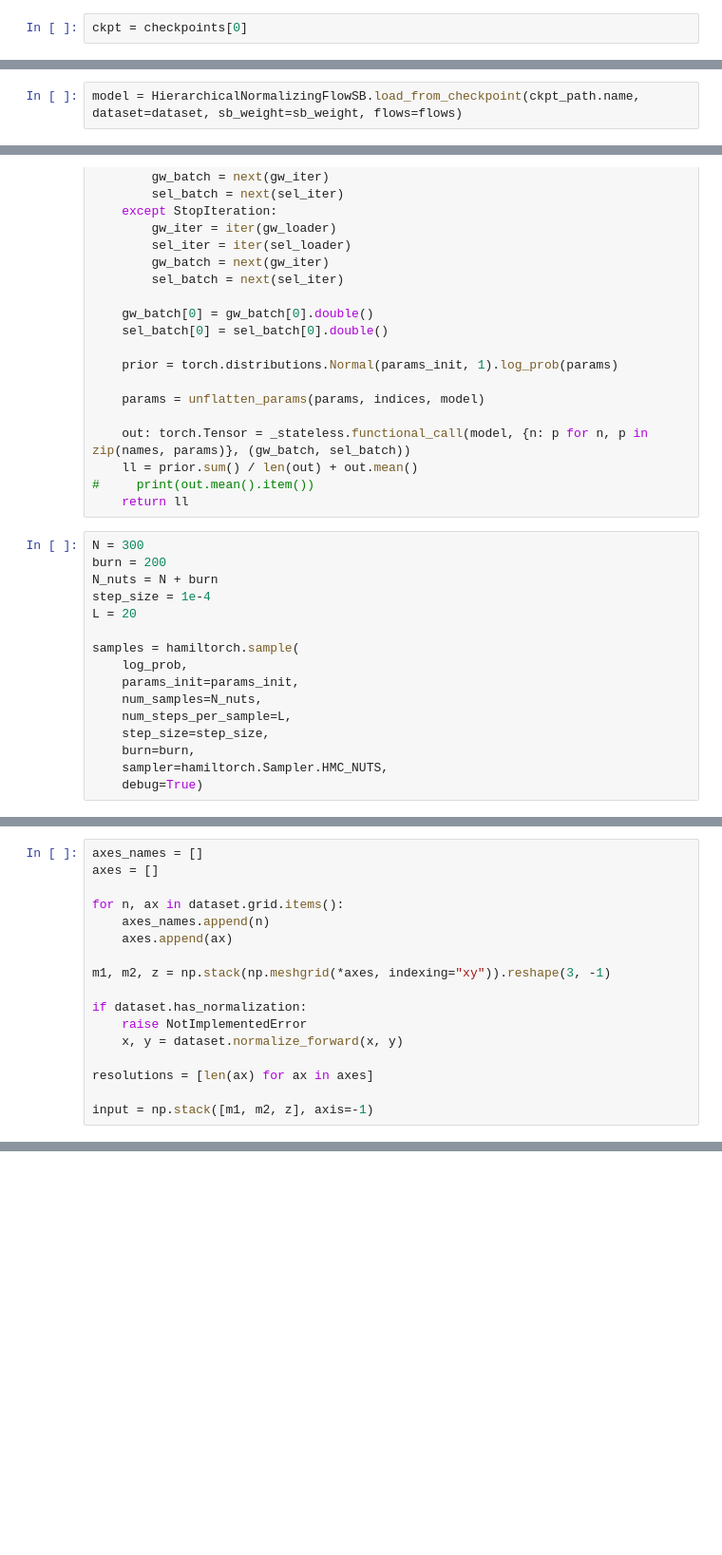
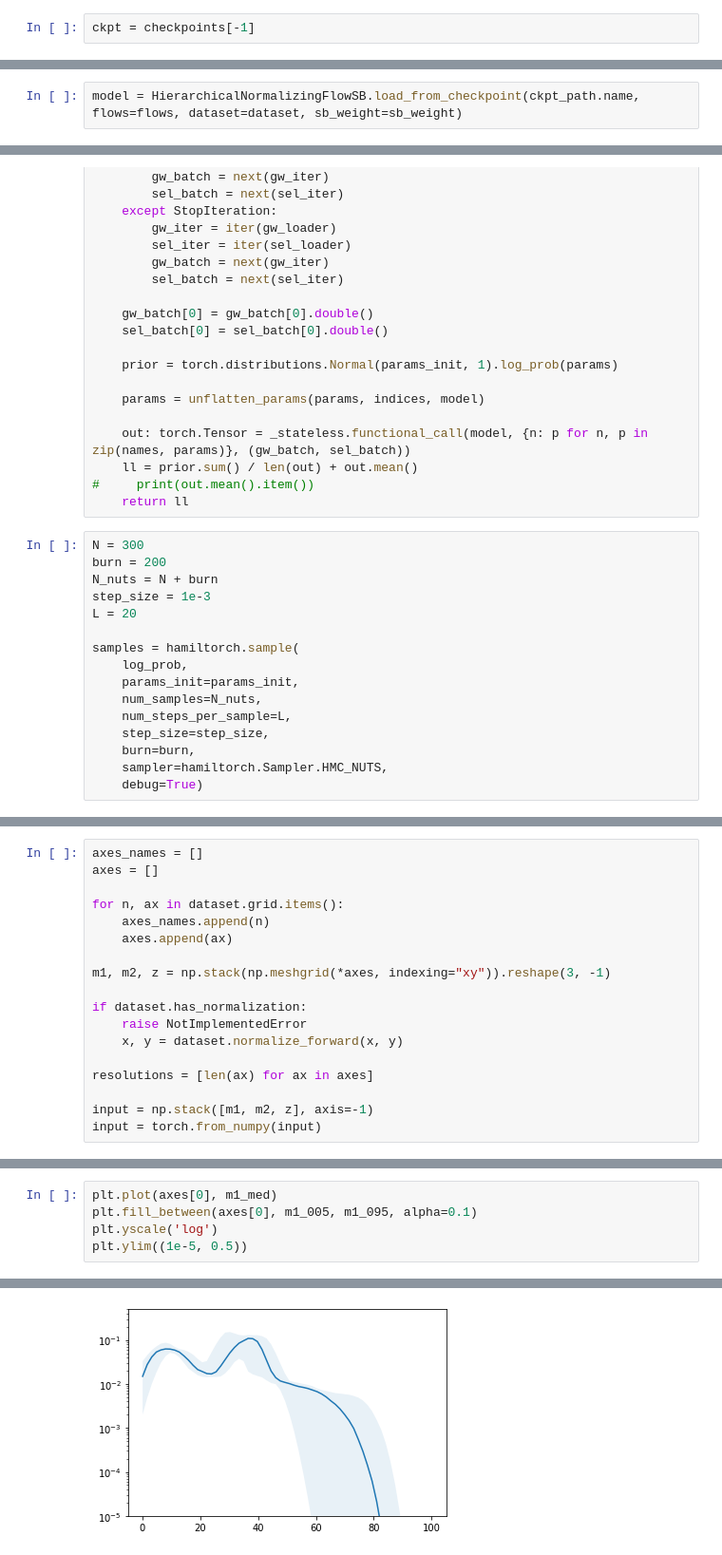
Before and after one commit to DavidRuhe/gw, a Jupyter notebook: src/HMC-weights-works!.ipynb, the cells around one changed output, grey strips where cells are left out. Shown at 95% size. Cells and saved outputs as stored; diff of their text form; blank space fills up the shorter version.

```diff
--- a/src/HMC-weights-works!.ipynb
+++ b/src/HMC-weights-works!.ipynb
@@ -29,9 +29,9 @@ checkpoints = [f for f in run.files() if f.name.endswith('.ckpt')]
 # %%
 tempdir = tempfile.TemporaryDirectory()
 # %%
-ckpt = checkpoints[0]
+ckpt = checkpoints[-1]
 # %%
 ckpt_path = ckpt.download(root=tempdir.name, replace=True)
 # %%
-model = HierarchicalNormalizingFlowSB.load_from_checkpoint(ckpt_path.name, dataset=dataset, sb_weight=sb_weight, flows=flows)
+model = HierarchicalNormalizingFlowSB.load_from_checkpoint(ckpt_path.name, flows=flows, dataset=dataset, sb_weight=sb_weight)
 # %% [output]
@@ -121,7 +121,7 @@ def log_prob(params, y=None):
 N = 300
 burn = 200
 N_nuts = N + burn
-step_size = 1e-4
+step_size = 1e-3
 L = 20
 
 samples = hamiltorch.sample(
@@ -172,3 +172,4 @@ if dataset.has_normalization:
 resolutions = [len(ax) for ax in axes]
 
 input = np.stack([m1, m2, z], axis=-1)
+input = torch.from_numpy(input)
@@ -234,0 +228,6 @@ plt.ylim((1e-5, 1e-1))
+# %%
+plt.plot(axes[0], m1_med)
+plt.fill_between(axes[0], m1_005, m1_095, alpha=0.1)
+plt.yscale('log')
+plt.ylim((1e-5, 0.5))
+# %% [output]
@@ -234,0 +235 @@ plt.ylim((1e-5, 1e-1))
+[figure, added]
```
Also changed, not shown: parts of 33 cells of this notebook, 11 other files.
